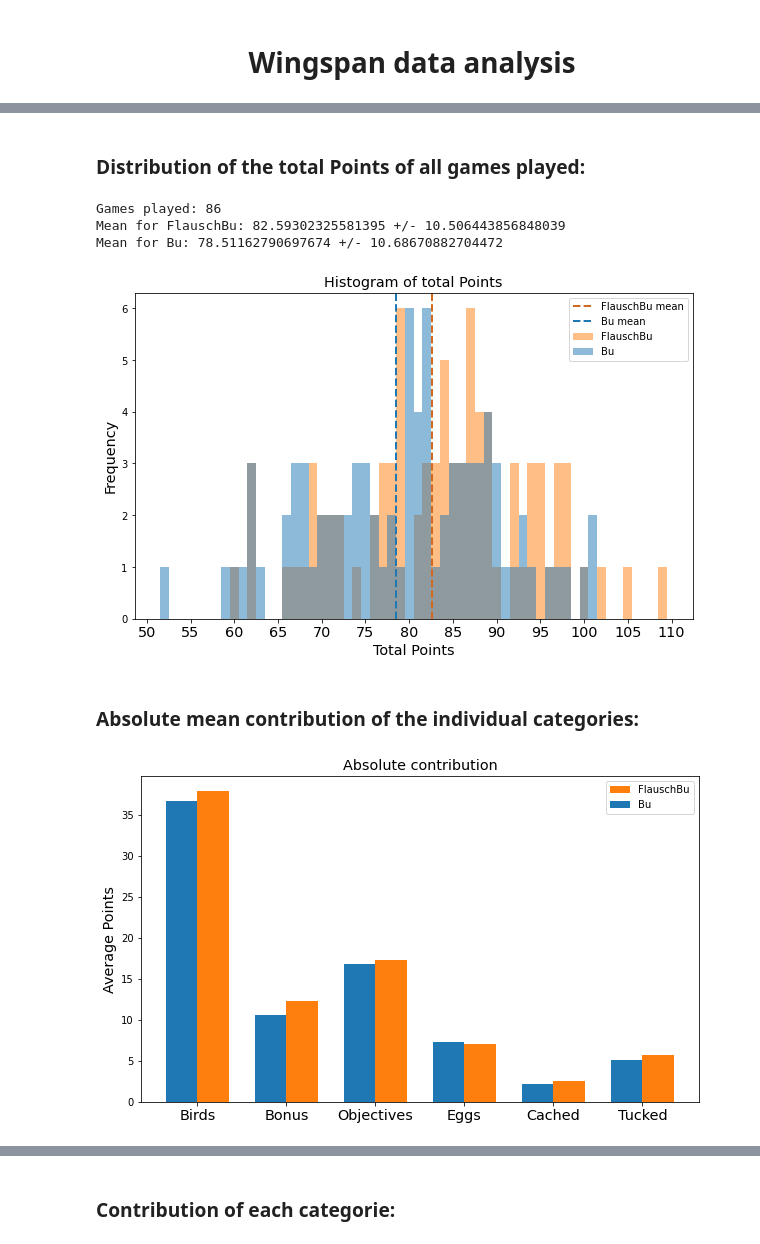
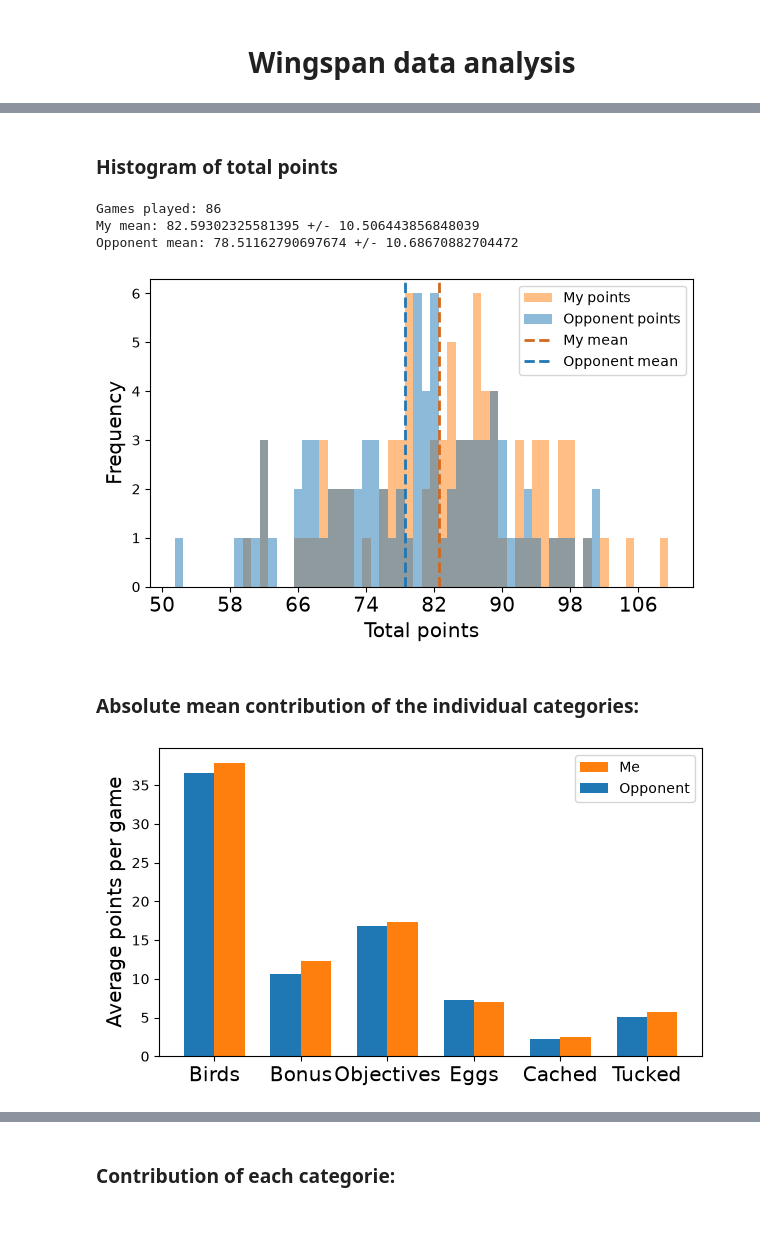
Before and after one commit to NadjaLessing/interactive-wingspan-analysis, a Jupyter notebook: WingspanAnalysis.ipynb, the cells around one changed output, grey strips where cells are left out. Saved outputs shown, nothing was run; the diff lists cells and outputs as text; code cells hidden in the pictures.

```diff
--- a/WingspanAnalysis.ipynb
+++ b/WingspanAnalysis.ipynb
@@ -19,9 +16,11 @@ ModuleNotFoundError: No module named 'numpy'
 #Display float values with two decimals in pandas:
 pd.options.display.float_format = "{:,.2f}".format
 
-#Load data:
+#Load opp_points:
 my_points = pd.read_excel("./my_points.ods", engine="odf")
 opp_points = pd.read_excel("./opponent_points.ods", engine="odf")
 
-#my_points = pd.DataFrame(2 * np.random.rand(1000, 7), columns=['Birds','Bonus','Objectives','Eggs', 'Cached', 'Tucked', 'Total'])
-#opp_points = pd.DataFrame(2.1* np.random.rand(1000, 7),columns=['Birds','Bonus','Objectives','Eggs', 'Cached', 'Tucked', 'Total'])
+#my_points = pd.opp_pointsFrame(2 * np.random.rand(1000, 7), columns=['Birds','Bonus','Objectives','Eggs', 'Cached', 'Tucked', 'Total'])
+#opp_points = pd.opp_pointsFrame(2.1* np.random.rand(1000, 7),columns=['Birds','Bonus','Objectives','Eggs', 'Cached', 'Tucked', 'Total'])
+
+all_categories = list(my_points.columns)
@@ -152,63 +107,58 @@ ToggleButton(value=False, button_style='warning', description='Show more info',
-# %% [markdown]
-### Distribution of the total Points of all games played:
+# %% [markdown]
+### Histogram of total points
 # %%
 #Calculate the mean of all categories at once since needed later:
-Flausch_means = Flausch_data.mean()
-Means = Data.mean()
-Games_played = len(Flausch_data)
+my_means = my_points.mean()
+opp_means = opp_points.mean()
+games_played = len(my_points)
 
-#Plot a histogram of the total points:
-x = np.arange(50,120,5) #set the range for the plot manually
 
-fig = plt.figure(figsize = [10,6])
+x = np.arange(50,140,8)
+
+fig = plt.figure(figsize = [7,4])
 ax1 = fig.add_subplot(1,1,1)
 ax1.set_xticks(x)
 ax1.set_xticklabels(x ,fontsize='x-large')
-ax1.set_title("Histogram of total Points",fontsize='x-large')
 ax1.set_ylabel("Frequency",fontsize='x-large')
-ax1.set_xlabel("Total Points",fontsize='x-large')
+ax1.set_xlabel("Total points",fontsize='x-large')
 
-Flausch_bins = np.arange(Flausch_data["Total"].min(), Flausch_data["Total"].max() + 1, 1)
-Bu_bins = np.arange(Data["Total"].min(), Data["Total"].max() + 1, 1)
+Flausch_bins = np.arange(my_points["Total"].min(), my_points["Total"].max() + 1, 1)
+Bu_bins = np.arange(opp_points["Total"].min(), opp_points["Total"].max() + 1, 1)
 
-ax1.hist(Flausch_data["Total"], bins = Flausch_bins, alpha = 0.5, align='right', color = "C1", label = "FlauschBu")
-ax1.hist(Data["Total"], bins = Bu_bins, alpha = 0.5, align='right', color = "C0", label = "Bu")
+ax1.hist(my_points["Total"], bins = Flausch_bins, alpha = 0.5, align='right', color = "C1", label = "My points")
+ax1.hist(opp_points["Total"], bins = Bu_bins, alpha = 0.5, align='right', color = "C0", label = "Opponent points")
 
-ax1.axvline(Flausch_means["Total"],c='chocolate', label="FlauschBu mean", linewidth = 2, linestyle = "dashed")
-ax1.axvline(Means["Total"],c='C0', label="Bu mean", linewidth = 2, linestyle = "dashed")
+ax1.axvline(my_means["Total"],c='chocolate', label="My mean", linewidth = 2, linestyle = "dashed")
+ax1.axvline(opp_means["Total"],c='C0', label="Opponent mean", linewidth = 2, linestyle = "dashed")
 
 plt.legend()
 plt.plot()
 
-print("Games played:", Games_played)
-print("Mean for FlauschBu:", Flausch_means["Total"], "+/-", Flausch_data["Total"].std())
-print("Mean for Bu:", Means["Total"], "+/-", Data["Total"].std())
+print("Games played:", games_played)
+print("My mean:", my_means["Total"], "+/-", my_points["Total"].std())
+print("Opponent mean:", opp_means["Total"], "+/-", opp_points["Total"].std())
 # %% [output]
 Games played: 86
-Mean for FlauschBu: 82.59302325581395 +/- 10.506443856848039
-Mean for Bu: 78.51162790697674 +/- 10.68670882704472
+My mean: 82.59302325581395 +/- 10.506443856848039
+Opponent mean: 78.51162790697674 +/- 10.68670882704472
-[figure, old version]
+[figure, new version]
 # %% [markdown]
 ### Absolute mean contribution of the individual categories:
 # %%
-#Compute the mean of each category except for the total number of points:
-categories = ['Birds','Bonus','Objectives','Eggs', 'Cached', 'Tucked']
-
-x = np.arange(1,len(categories) + 1,1)
+x = np.arange(1,len(all_categories),1)
 width = 0.35
 
-fig, ax2 = plt.subplots(1, 1, figsize = [10,6])
+fig, ax2 = plt.subplots(1, 1, figsize = [7,4])
 ax2.set_xticks(x)
-ax2.set_xticklabels(categories ,fontsize='x-large')
-ax2.set_title("Absolute contribution",fontsize='x-large')
-ax2.set_ylabel("Average Points",fontsize='x-large')
-ax2.bar(x + width/2, Flausch_means[:-1], width, label='FlauschBu', color = "C1") #without total points
-ax2.bar(x - width/2, Means[:-1], width, label='Bu', color = "C0") #without total points
+ax2.set_xticklabels(all_categories[:-1], fontsize='x-large')
+ax2.set_ylabel("Average points per game", fontsize='x-large')
+ax2.bar(x + width/2, my_means[:-1], width, label='Me', color = "C1") #without total points
+ax2.bar(x - width/2, opp_means[:-1], width, label='Opponent', color = "C0") #without total points
 ax2.legend()
 
 plt.plot()
 plt.show()
 # %% [output]
-[figure, old version]
+[figure, new version]
 # %% [markdown]
 ### Relative mean contribution of the individual categories:
```
Also changed, not shown: parts of 13 cells of this notebook.
